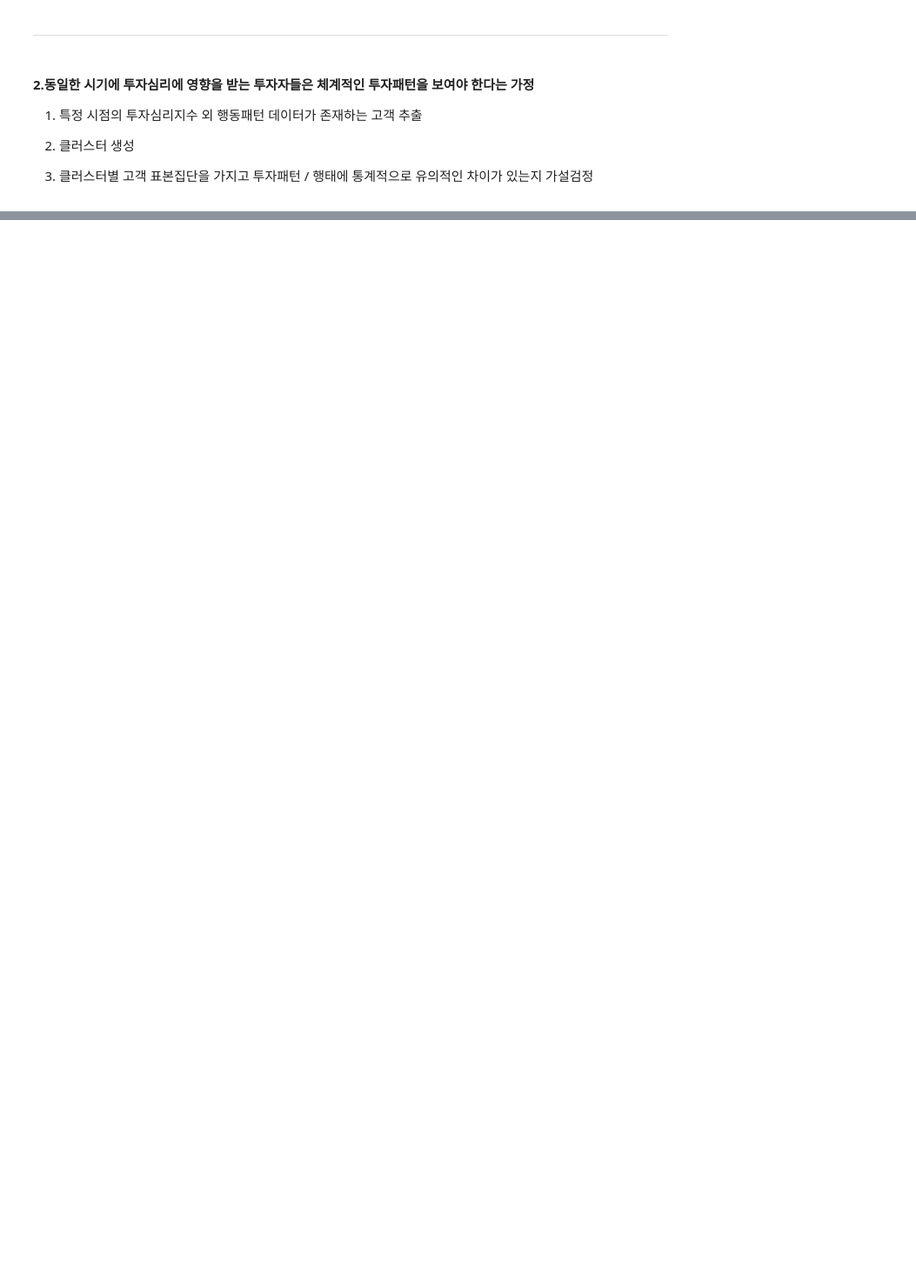
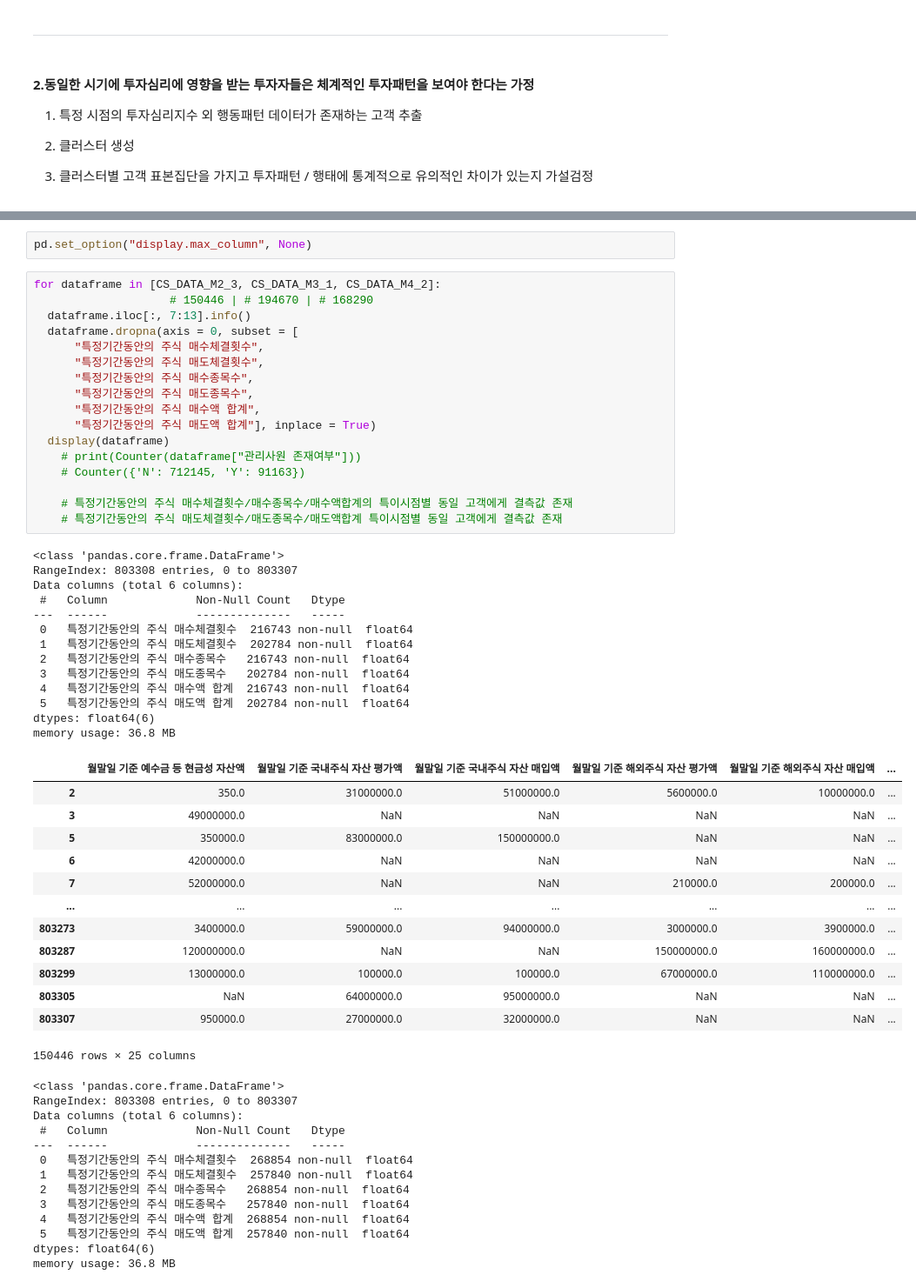
Before and after one commit to ksydata/MiraeAssetHackathon, a Jupyter notebook: [cs_data]_4_ConsumerDBScan.ipynb, the cells around one changed output, grey strips where cells are left out. Shown: that part at 87% size. Drawn from its saved outputs; the diff is of its cells as text; blank space fills up the shorter version.

```diff
--- a/[cs_data]_4_ConsumerDBScan.ipynb
+++ b/[cs_data]_4_ConsumerDBScan.ipynb
@@ -404,0 +500,59 @@ ___
+# %%
+pd.set_option("display.max_column", None)
+# %%
+for dataframe in [CS_DATA_M2_3, CS_DATA_M3_1, CS_DATA_M4_2]:
+                    # 150446 | # 194670 | # 168290
+  dataframe.iloc[:, 7:13].info()
+  dataframe.dropna(axis = 0, subset = [
+      "특정기간동안의 주식 매수체결횟수",
+      "특정기간동안의 주식 매도체결횟수",
+      "특정기간동안의 주식 매수종목수",
+      "특정기간동안의 주식 매도종목수",
+      "특정기간동안의 주식 매수액 합계",
+      "특정기간동안의 주식 매도액 합계"], inplace = True)
+  display(dataframe)
+    # print(Counter(dataframe["관리사원 존재여부"]))
+    # Counter({'N': 712145, 'Y': 91163})
+
+    # 특정기간동안의 주식 매수체결횟수/매수종목수/매수액합계의 특이시점별 동일 고객에게 결측값 존재
+    # 특정기간동안의 주식 매도체결횟수/매도종목수/매도액합계 특이시점별 동일 고객에게 결측값 존재
+# %% [output]
+<class 'pandas.core.frame.DataFrame'>
+RangeIndex: 803308 entries, 0 to 803307
+Data columns (total 6 columns):
+ #   Column             Non-Null Count   Dtype
+---  ------             --------------   -----
+ 0   특정기간동안의 주식 매수체결횟수  216743 non-null  float64
+ 1   특정기간동안의 주식 매도체결횟수  202784 non-null  float64
+ 2   특정기간동안의 주식 매수종목수   216743 non-null  float64
+ 3   특정기간동안의 주식 매도종목수   202784 non-null  float64
+ 4   특정기간동안의 주식 매수액 합계  216743 non-null  float64
+ 5   특정기간동안의 주식 매도액 합계  202784 non-null  float64
+dtypes: float64(6)
+memory usage: 36.8 MB
+|  | 월말일 기준 예수금 등 현금성 자산액 | 월말일 기준 국내주식 자산 평가액 | 월말일 기준 국내주식 자산 매입액 | 월말일 기준 해외주식 자산 평가액 | 월말일 기준 해외주식 자산 매입액 | ... |
+| 2 | 350.0 | 31000000.0 | 51000000.0 | 5600000.0 | 10000000.0 | ... |
+| 3 | 49000000.0 | NaN | NaN | NaN | NaN | ... |
+| 5 | 350000.0 | 83000000.0 | 150000000.0 | NaN | NaN | ... |
+| 6 | 42000000.0 | NaN | NaN | NaN | NaN | ... |
+| 7 | 52000000.0 | NaN | NaN | 210000.0 | 200000.0 | ... |
+| ... | ... | ... | ... | ... | ... | ... |
+| 803273 | 3400000.0 | 59000000.0 | 94000000.0 | 3000000.0 | 3900000.0 | ... |
+| 803287 | 120000000.0 | NaN | NaN | 150000000.0 | 160000000.0 | ... |
+| 803299 | 13000000.0 | 100000.0 | 100000.0 | 67000000.0 | 110000000.0 | ... |
+| 803305 | NaN | 64000000.0 | 95000000.0 | NaN | NaN | ... |
+| 803307 | 950000.0 | 27000000.0 | 32000000.0 | NaN | NaN | ... |
+150446 rows × 25 columns
+<class 'pandas.core.frame.DataFrame'>
+RangeIndex: 803308 entries, 0 to 803307
+Data columns (total 6 columns):
+ #   Column             Non-Null Count   Dtype
+---  ------             --------------   -----
+ 0   특정기간동안의 주식 매수체결횟수  268854 non-null  float64
+ 1   특정기간동안의 주식 매도체결횟수  257840 non-null  float64
+ 2   특정기간동안의 주식 매수종목수   268854 non-null  float64
+ 3   특정기간동안의 주식 매도종목수   257840 non-null  float64
+ 4   특정기간동안의 주식 매수액 합계  268854 non-null  float64
+ 5   특정기간동안의 주식 매도액 합계  257840 non-null  float64
+dtypes: float64(6)
+memory usage: 36.8 MB
```
Also changed, not shown: parts of 19 cells of this notebook.
